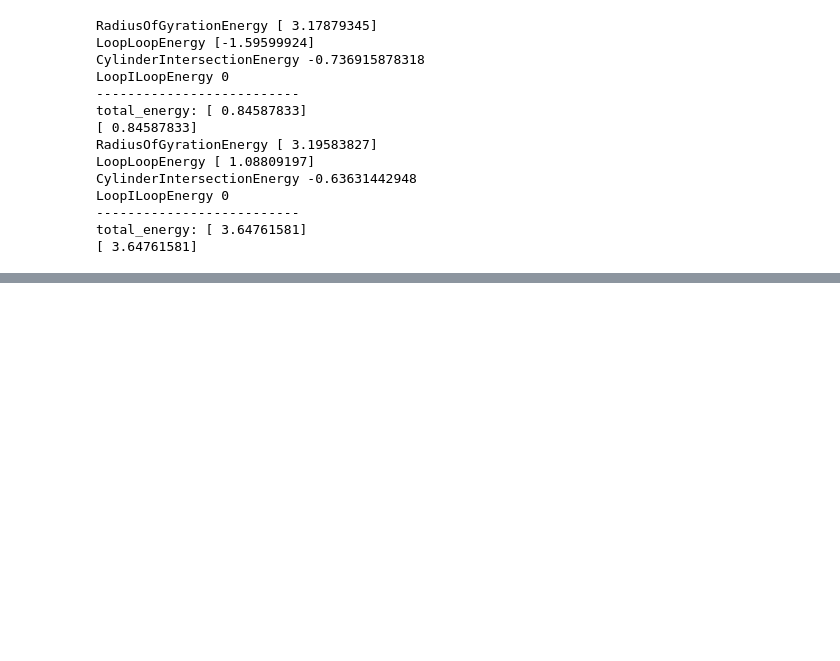
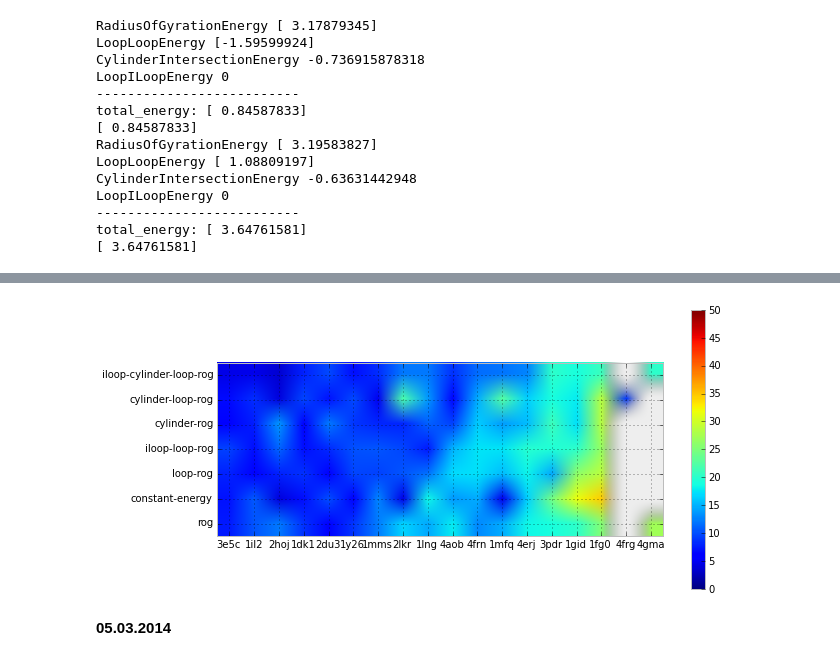
Before and after one commit to ViennaRNA/ernwin, a Jupyter notebook: ipy_notebook_ernwin.ipynb, the cells around one changed output, grey strips where cells are left out. Cells and saved outputs as stored; diff of their text form; code cells hidden in the pictures; blank space fills up the shorter version.

```diff
--- a/ipy_notebook_ernwin.ipynb
+++ b/ipy_notebook_ernwin.ipynb
@@ -3995,0 +4048,6 @@ total_energy: [ 3.64761581]
+# %%
+filter_and_plot_energies(t, 'best', 'random')
+# %% [output]
+[figure, added]
+# %% [markdown]
+**05.03.2014**
```
Also changed, not shown: parts of 12 cells of this notebook, 4 other files.
